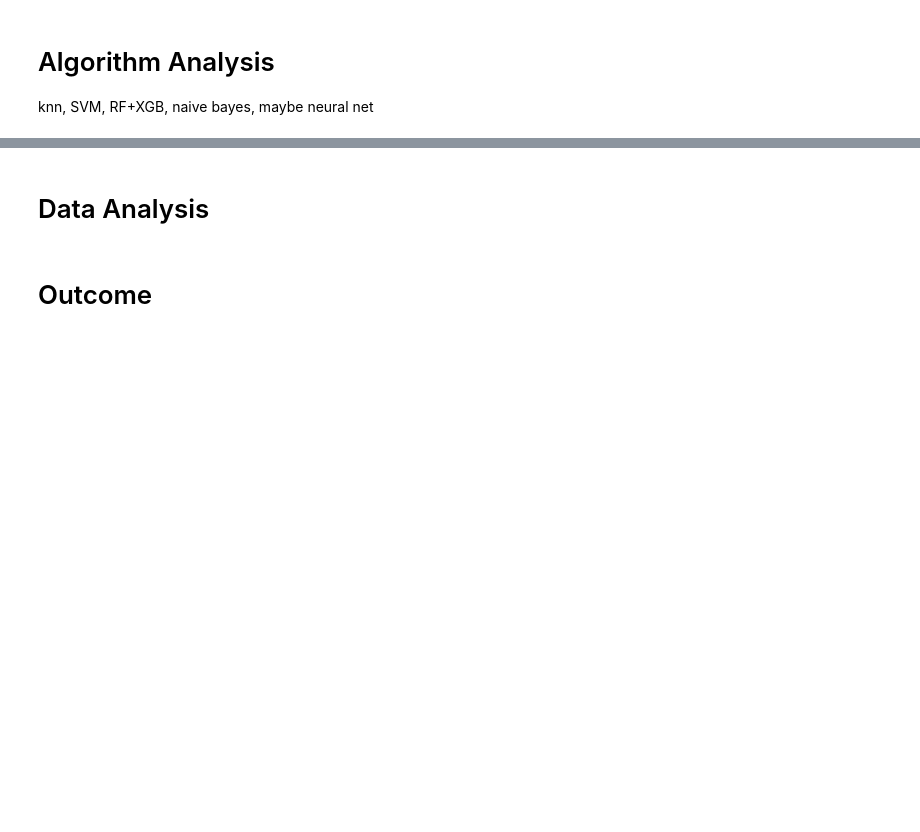
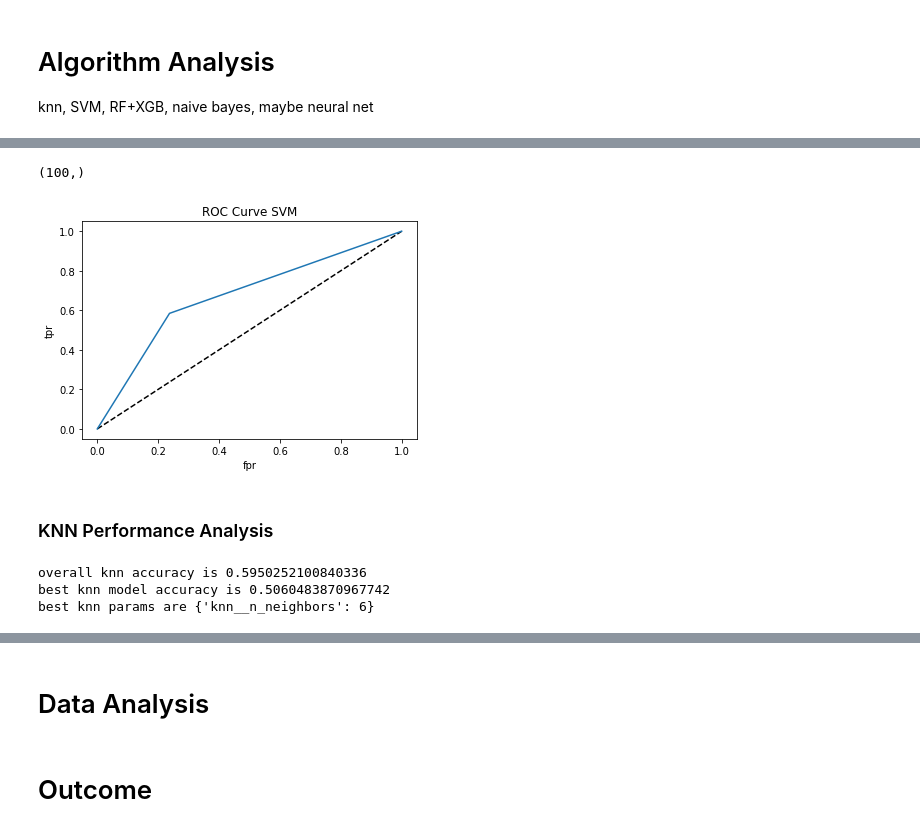
Before and after one commit to mmatvienko/dm-project, a Jupyter notebook: project.ipynb, the cells around one changed output, grey strips where cells are left out. Cells and saved outputs as stored; diff of their text form; code cells hidden in the pictures; blank space fills up the shorter version.

```diff
--- a/project.ipynb
+++ b/project.ipynb
@@ -144,18 +169,16 @@ from sklearn.svm import SVC
 # %%
-param_grid = {
-    'svm__kernel': ['linear', 'rbf', 'poly']
-}
+from sklearn.svm import SVC
 
-svm_  = svm.SVC()
-pipeline_ = sk.pipeline.Pipeline(memory=None, steps=[('scaler', scaler), ('svm', svm_)])
 
-svm_gs = model_selection.GridSearchCV(pipeline_,
-                                 param_grid,
-                                 scoring="accuracy",
-                                 cv=5)
+param_grid = {'svm__kernel': ['linear', 'rbf', 'poly']}
 
+# svm_ = svm.SVC()
+svm_pipeline = sk.pipeline.Pipeline(memory=None, steps=[('scaler', scaler), ('svm', svm.SVC())])
+svm_gs = model_selection.GridSearchCV(svm_pipeline, param_grid, scoring="accuracy", cv=5)
 svm_cv_results = model_selection.cross_val_score(svm_gs, x, y=y, cv=10)
 
+svm_gs.fit(x, y)
+
 print(f'overall svm accuracy is {svm_cv_results.mean()}')
-print(f'best svm model accuracy is {svm_cv_results.best_score_}')
-print(f'best svm params are {svm_cv_results.best_params_}')
+print(f'best svm model accuracy is {svm_gs.best_score_}')
+print(f'best svm params are {svm_gs.best_params_}')
@@ -162,3 +188,0 @@ print(f'best svm params are {svm_cv_results.best_params_}')
-# %%
-best_svm = gs.best_estimator()
-best_svm.fit(x_test, y_test)
@@ -166,0 +189,3 @@ NameError: name 'X' is not defined
+# %%
+best_svm = svm_gs.best_estimator_
+best_svm.fit(x, y)
@@ -167,21 +215,43 @@ NameError: name 'X' is not defined
+# %%
+y_pred_svm = best_svm.predict(x_test)
+y_pred_svm[:, None].shape
+# %% [output]
+(100,)
+# %%
+best_svm.fit(x_train, y_train)
+y_pred_svm = best_svm.predict(x_test)
+#replace these fpr and tpr with the results of your roc_curve
+fpr, tpr, _ = metrics.roc_curve(y_test, y_pred_svm)
+
+
+# Do not change this code! This plots the ROC curve.
+# Just replace the fpr and tpr above with the values from your roc_curve
+plt.plot([0,1],[0,1],'k--') #plot the diagonal line
+plt.plot(fpr, tpr, label='SVM') #plot the ROC curve
+plt.xlabel('fpr')
+plt.ylabel('tpr')
+plt.title('ROC Curve SVM')
+plt.show()
+# %% [output]
+[figure, added]
+# %% [markdown]
+### KNN Performance Analysis
 # %%
 from sklearn.neighbors import KNeighborsClassifier
 # %%
-param_grid = {
-    'knn__n_neighbors': list(range(3,20,3))
-}
+param_grid = {'knn__n_neighbors': list(range(3,20,3))}
 
-knn_ = KNeighborsClassifier()
-pipeline_ = sk.pipeline.Pipeline(memory=None, steps=[('scaler', scaler), ('knn', knn_)])
-
-knn_gs = model_selection.GridSearchCV(pipeline,
-                                 param_grid,
-                                 scoring="accuracy",
-                                 cv=5)
-
+knn_pipeline = sk.pipeline.Pipeline(memory=None, steps=[('scaler', scaler), ('knn', KNeighborsClassifier())])
+knn_gs = model_selection.GridSearchCV(knn_pipeline, param_grid, scoring="accuracy",cv=5)
 knn_cv_results = model_selection.cross_val_score(knn_gs, x, y=y, cv=10)
 
+knn_gs.fit(x, y)
+
 print(f'overall knn accuracy is {knn_cv_results.mean()}')
-print(f'best knn model accuracy is {knn_cv_results.best_score_}')
-print(f'best knn params are {knn_cv_results.best_params_}')
+print(f'best knn model accuracy is {knn_gs.best_score_}')
+print(f'best knn params are {knn_gs.best_params_}')
+# %% [output]
+overall knn accuracy is 0.5950252100840336
+best knn model accuracy is 0.5060483870967742
+best knn params are {'knn__n_neighbors': 6}
 # %%
```
Also changed, not shown: parts of 31 cells of this notebook.
